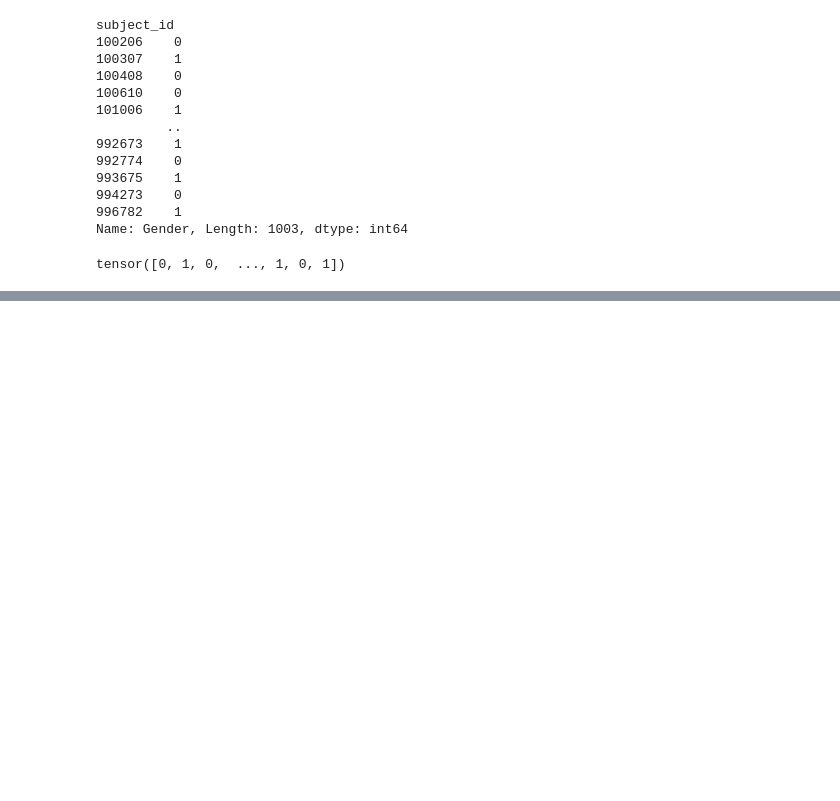
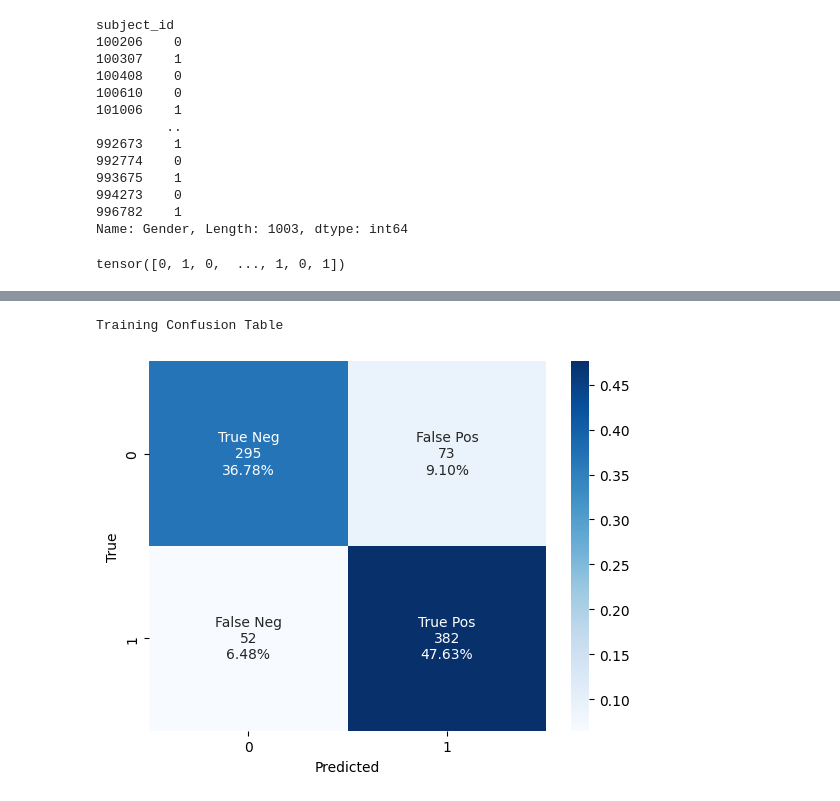
Before and after one commit to AndrewCheng02/DSC180B-Capstone-ProjectA09, a Jupyter notebook: Notebooks/Application/GNN.ipynb, the cells around one changed output, grey strips where cells are left out. Cells and saved outputs as stored; diff of their text form; code cells hidden in the pictures; blank space fills up the shorter version.

```diff
--- a/Notebooks/Application/GNN.ipynb
+++ b/Notebooks/Application/GNN.ipynb
@@ -308,3 +343,9 @@ Epoch: 10/10, Loss: 378.151, Avg Loss: 0.472, Train: 79.05%, Validation: 78.00%,
+# %%
+print("Training Confusion Table")
+conf_m(model,train_loader,device)
+# %% [output]
+Training Confusion Table
+[figure, added]
 # %%
 e = np.arange(1,num_epochs+1)
 fig, ax = plt.subplots(1, figsize=(5,5))
```
Also changed, not shown: parts of 14 cells of this notebook.
